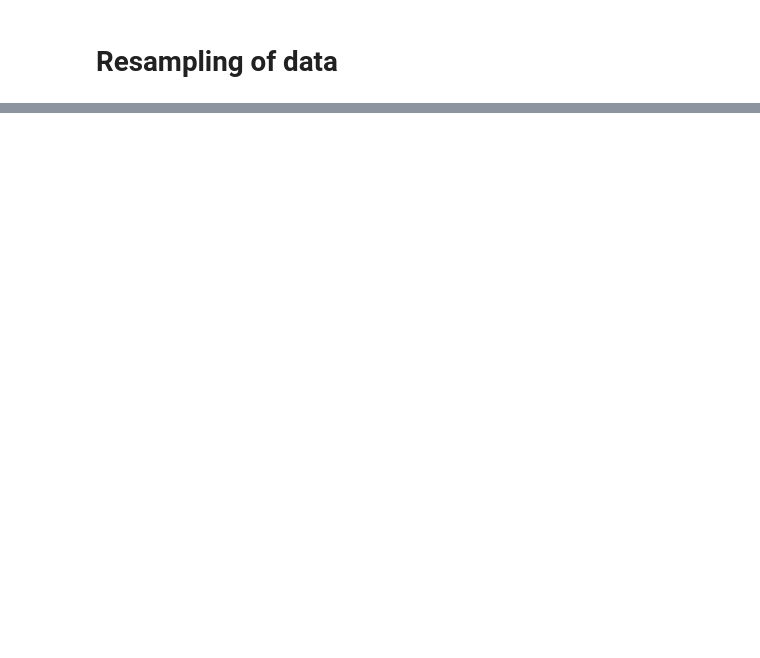
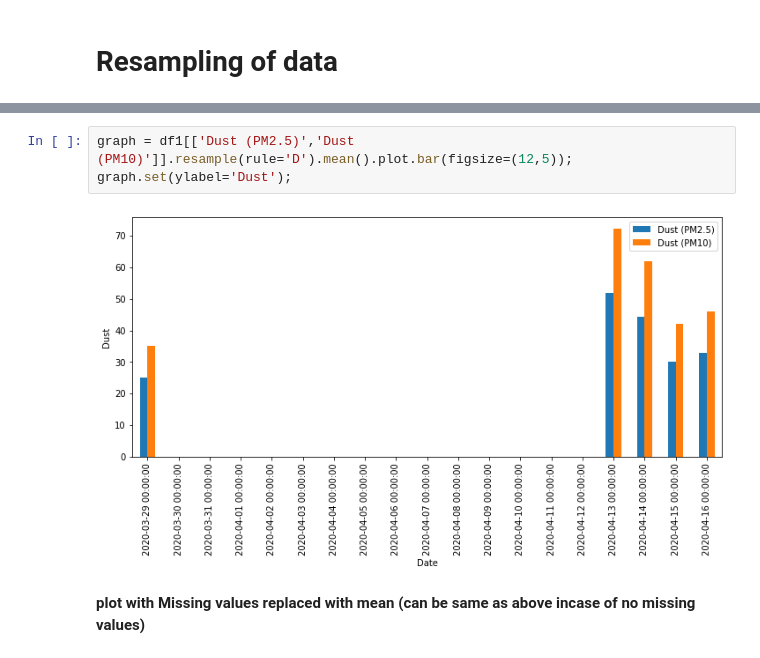
Before and after one commit to SamratDe/NITD-college-Project, a Jupyter notebook: pollution.ipynb, the cells around one changed output, grey strips where cells are left out. Cells and saved outputs as stored; diff of their text form; blank space fills up the shorter version.

```diff
--- a/pollution.ipynb
+++ b/pollution.ipynb
@@ -46 +58,8 @@ df.head()
+# %%
+graph = df1[['Dust (PM2.5)','Dust (PM10)']].resample(rule='D').mean().plot.bar(figsize=(12,5));
+graph.set(ylabel='Dust');
+# %% [output]
+[figure, added]
+# %% [markdown]
+**plot with Missing values replaced with mean (can be same as above incase of no missing values)**
 # %%
```
Also changed, not shown: parts of 11 cells of this notebook.
